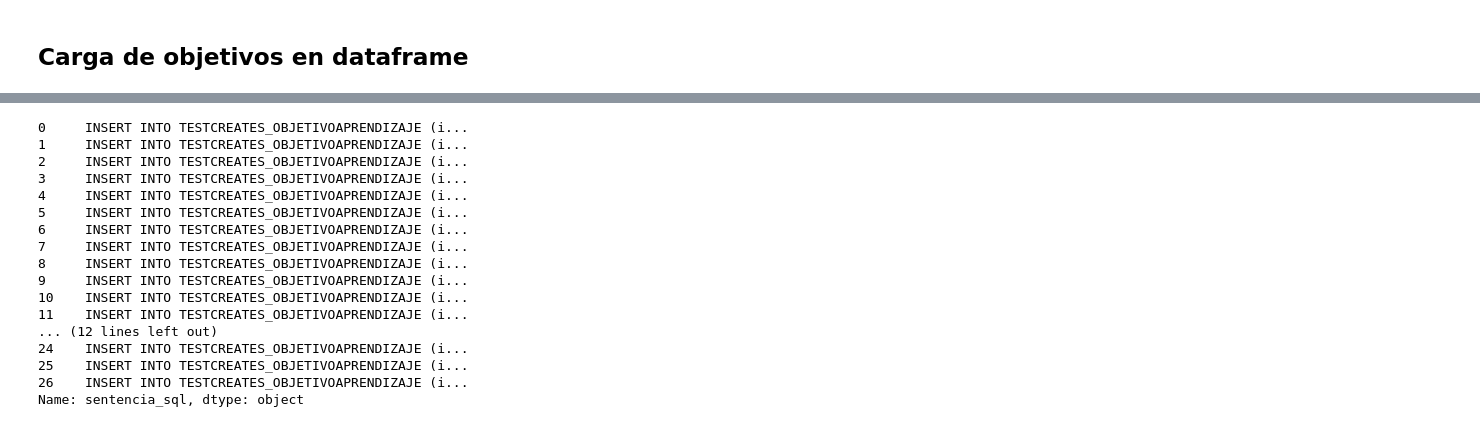
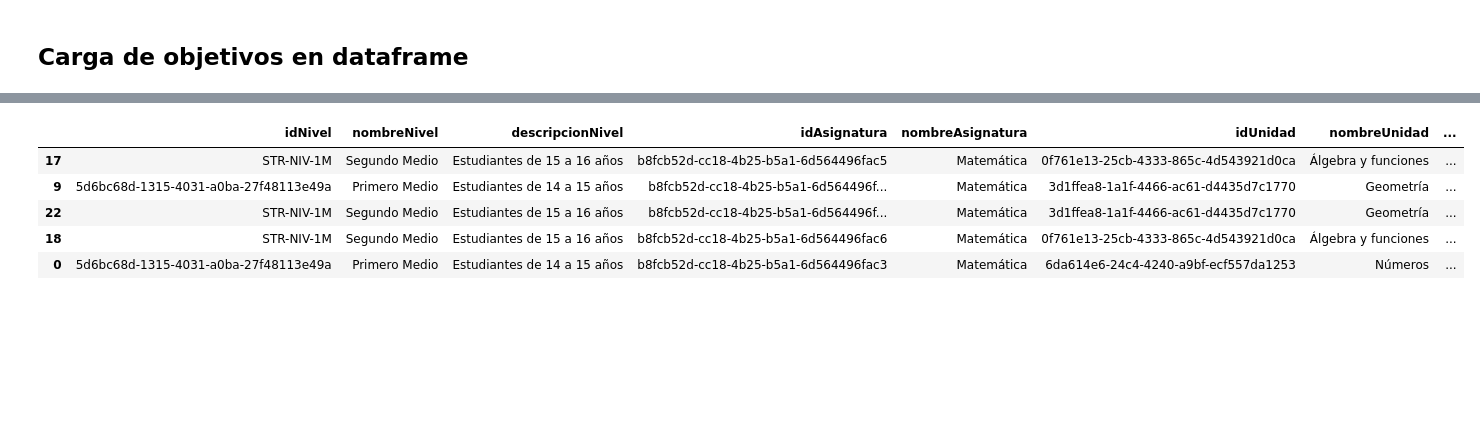
Before and after one commit to Bigote93/APIMINEDUC, a Jupyter notebook: APiGOB.ipynb, the cells around one changed output, grey strips where cells are left out. Cells and saved outputs as stored; diff of their text form; code cells hidden in the pictures; blank space fills up the shorter version.

```diff
--- a/APiGOB.ipynb
+++ b/APiGOB.ipynb
@@ -187,49 +193,41 @@ df_objetivos_basica
 
 # Leer el archivo excel de los objetivos de enseñanza basica
 objetivos_media = '/content/drive/MyDrive/Taller de Desarrollo Soluciones 2/APIS_APP/API_OBJ_MEDIA.xlsx'
 objetivos_insert = '/content/drive/MyDrive/Taller de Desarrollo Soluciones 2/APIS_APP/API_OBJ_MEDIA_inserts.xlsx'
 
 # Lista de objetivos
 cursos = ['Primero_medio','Segundo_medio']
 
 df_columnas = pd.DataFrame(
     columns=['index','idNivel','nombreNivel','descripcionNivel','idAsignatura',
              'nombreAsignatura','idUnidad','nombreUnidad','idObjetivo','descObjetivo'
              ]
     )
 
 # Recorremos las hojas y almacenamos todos los objetivos en un solo dataframe de objetivos basica
 for curso in cursos:
   df_objetivos = pd.read_excel(objetivos_media, sheet_name=curso)
   # Unimos los dataframes en un solo dataframe
   df_columnas = pd.concat([df_columnas,df_objetivos]).reset_index(drop=True)
 
 # Incorporar la columna de insert en codigo SQL
 
 df_objetivos_media = df_columnas.drop(columns=['index'])
 
+# Eliminar los saltos de linea de la columna descripcion
+df_objetivos_media['descObjetivo'] = df_objetivos_media['descObjetivo'].str.replace('\n', '')
+
 # Crear una nueva columna con el formato deseado
 df_objetivos_media['sentencia_sql'] = df_objetivos_media.apply(lambda row: f"INSERT INTO TESTCREATES_OBJETIVOAPRENDIZAJE (id_objetivo_aprendizaje,enunciado_objetivo_aprendizaje,unidad_id) VALUES ('{uuid.uuid4()}','{row['descObjetivo']}', '{row['idUnidad']}');", axis=1)
 
-
+# Guardamos los elementos en un nuevo dataframe
 df_objetivos_media.to_excel(objetivos_insert, sheet_name='Objetivos_insert')
 
-df_objetivos_media['sentencia_sql']
+df_objetivos_media.sample(5)
 # %% [output]
-0     INSERT INTO TESTCREATES_OBJETIVOAPRENDIZAJE (i...
-1     INSERT INTO TESTCREATES_OBJETIVOAPRENDIZAJE (i...
-2     INSERT INTO TESTCREATES_OBJETIVOAPRENDIZAJE (i...
-3     INSERT INTO TESTCREATES_OBJETIVOAPRENDIZAJE (i...
-4     INSERT INTO TESTCREATES_OBJETIVOAPRENDIZAJE (i...
-5     INSERT INTO TESTCREATES_OBJETIVOAPRENDIZAJE (i...
-6     INSERT INTO TESTCREATES_OBJETIVOAPRENDIZAJE (i...
-7     INSERT INTO TESTCREATES_OBJETIVOAPRENDIZAJE (i...
-8     INSERT INTO TESTCREATES_OBJETIVOAPRENDIZAJE (i...
-9     INSERT INTO TESTCREATES_OBJETIVOAPRENDIZAJE (i...
-10    INSERT INTO TESTCREATES_OBJETIVOAPRENDIZAJE (i...
-11    INSERT INTO TESTCREATES_OBJETIVOAPRENDIZAJE (i...
-... (12 lines left out)
-24    INSERT INTO TESTCREATES_OBJETIVOAPRENDIZAJE (i...
-25    INSERT INTO TESTCREATES_OBJETIVOAPRENDIZAJE (i...
-26    INSERT INTO TESTCREATES_OBJETIVOAPRENDIZAJE (i...
-Name: sentencia_sql, dtype: object
+|  | idNivel | nombreNivel | descripcionNivel | idAsignatura | nombreAsignatura | idUnidad | nombreUnidad | ... |
+| 17 | STR-NIV-1M | Segundo Medio | Estudiantes de 15 a 16 años | b8fcb52d-cc18-4b25-b5a1-6d564496fac5 | Matemática | 0f761e13-25cb-4333-865c-4d543921d0ca | Álgebra y funciones | ... |
+| 9 | 5d6bc68d-1315-4031-a0ba-27f48113e49a | Primero Medio | Estudiantes de 14 a 15 años | b8fcb52d-cc18-4b25-b5a1-6d564496f... | Matemática | 3d1ffea8-1a1f-4466-ac61-d4435d7c1770 | Geometría | ... |
+| 22 | STR-NIV-1M | Segundo Medio | Estudiantes de 15 a 16 años | b8fcb52d-cc18-4b25-b5a1-6d564496f... | Matemática | 3d1ffea8-1a1f-4466-ac61-d4435d7c1770 | Geometría | ... |
+| 18 | STR-NIV-1M | Segundo Medio | Estudiantes de 15 a 16 años | b8fcb52d-cc18-4b25-b5a1-6d564496fac6 | Matemática | 0f761e13-25cb-4333-865c-4d543921d0ca | Álgebra y funciones | ... |
+| 0 | 5d6bc68d-1315-4031-a0ba-27f48113e49a | Primero Medio | Estudiantes de 14 a 15 años | b8fcb52d-cc18-4b25-b5a1-6d564496fac3 | Matemática | 6da614e6-24c4-4240-a9bf-ecf557da1253 | Números | ... |
```
Also changed, not shown: parts of 2 cells of this notebook.
